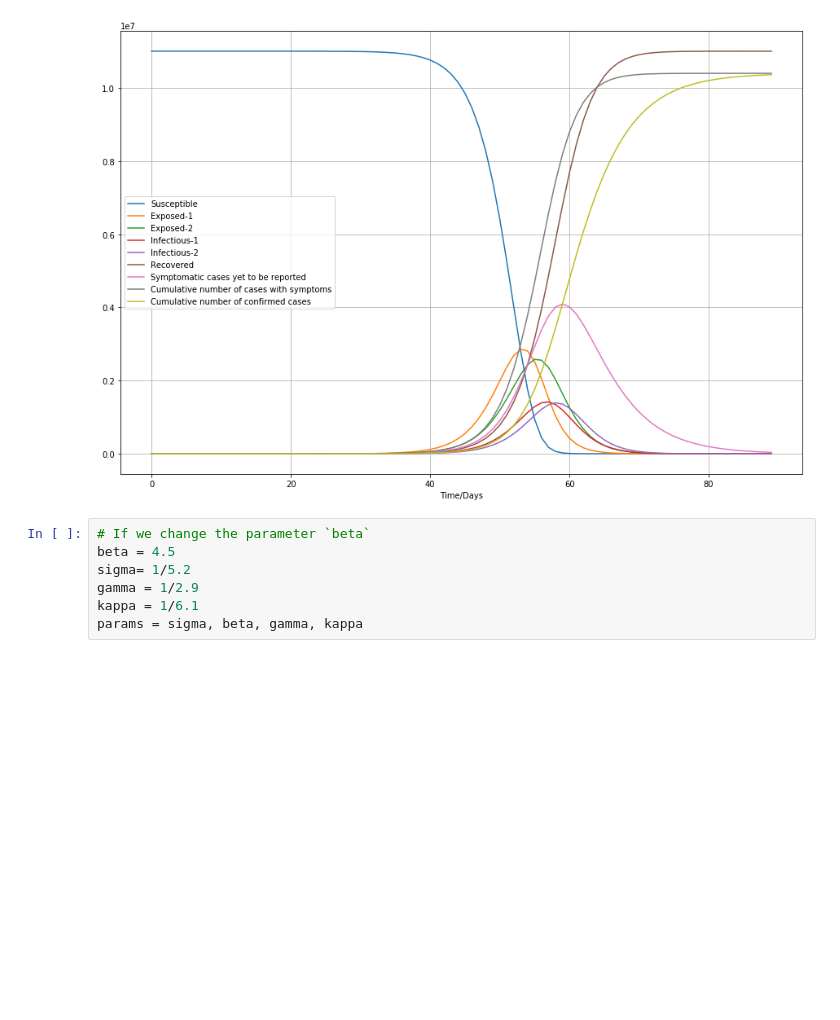
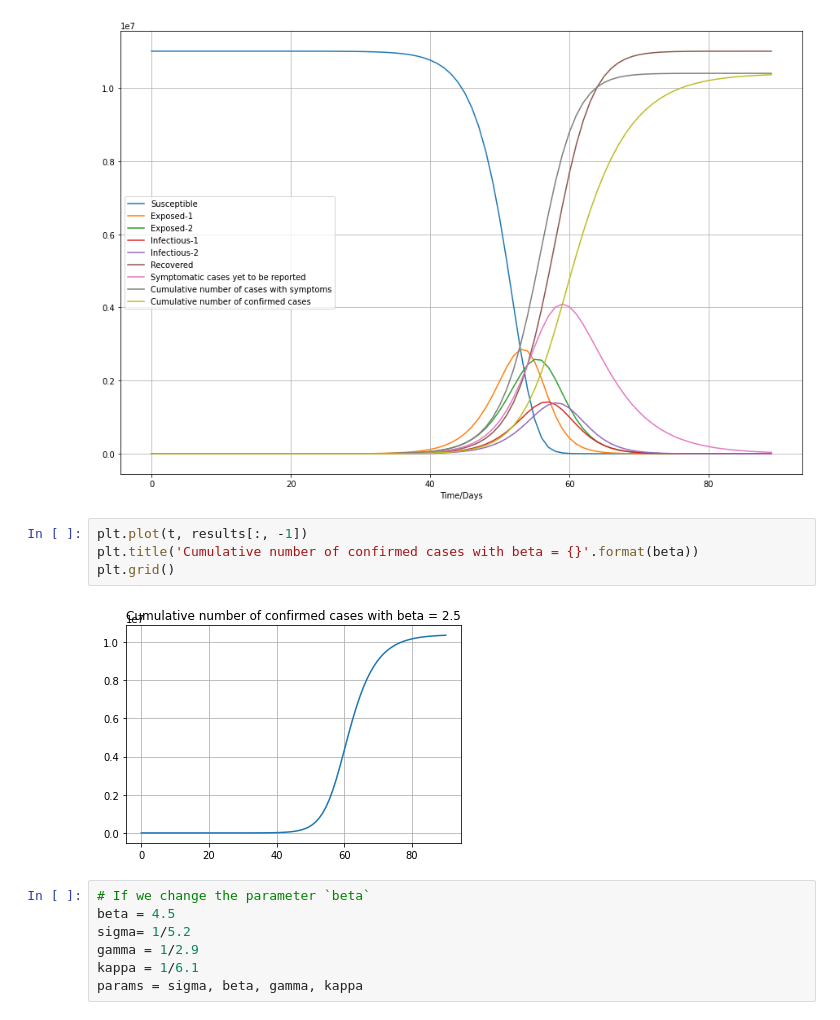
Before and after one commit to chloeskt/covid-19, a Jupyter notebook: 1-0 A deterministic model.ipynb, the cells around one changed output. Drawn from its saved outputs; the diff is of its cells as text; blank space fills up the shorter version.

Commit message:
plot of cumulative nb of cases

```diff
--- a/1-0 A deterministic model.ipynb
+++ b/1-0 A deterministic model.ipynb
@@ -186,6 +186,12 @@ plt.xlabel('Time/Days')
 plt.show()
 # %% [output]
 [figure]
+# %%
+plt.plot(t, results[:, -1])
+plt.title('Cumulative number of confirmed cases with beta = {}'.format(beta))
+plt.grid()
+# %% [output]
+[figure, added]
 # %%
 # If we change the parameter `beta`
 beta = 4.5
```
Also changed, not shown: parts of 3 cells of this notebook.
